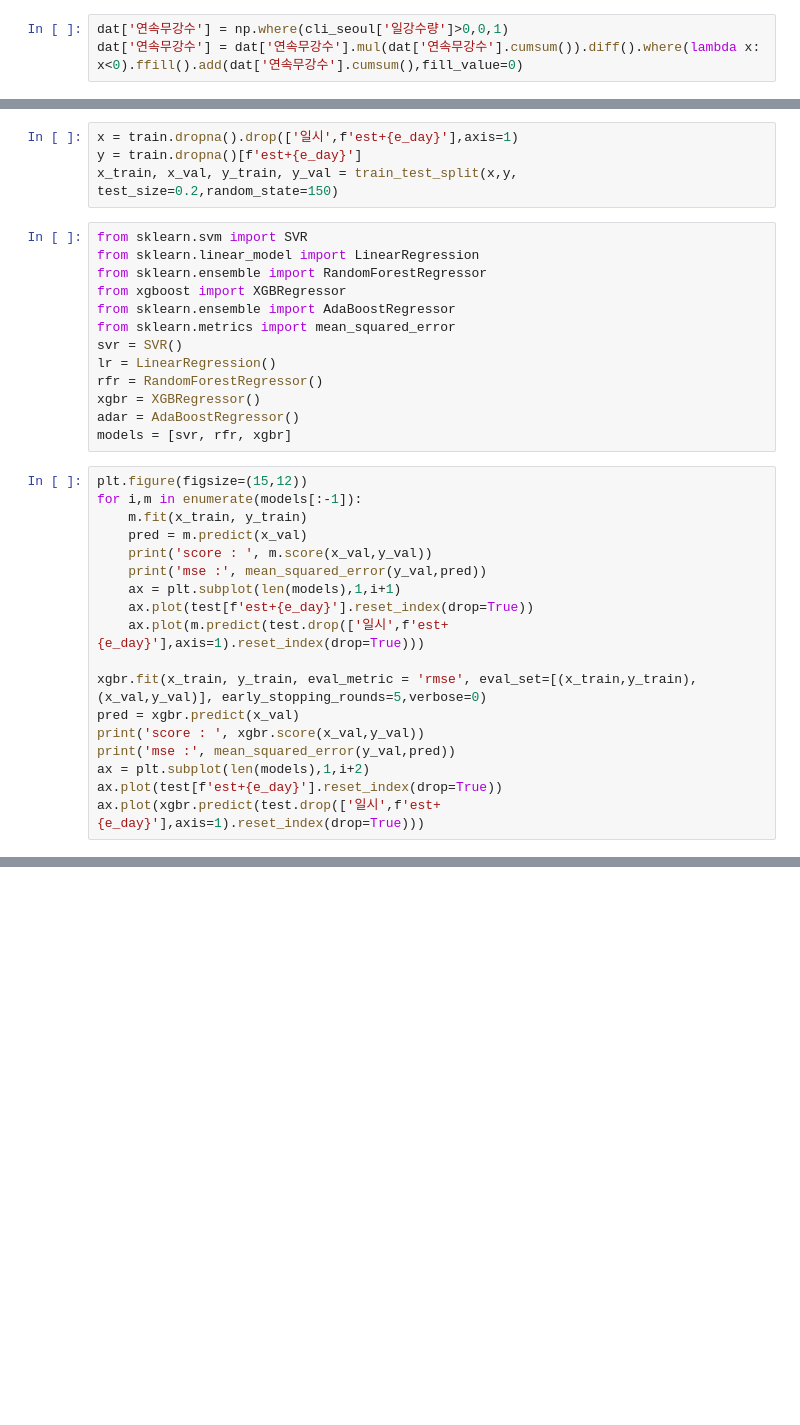
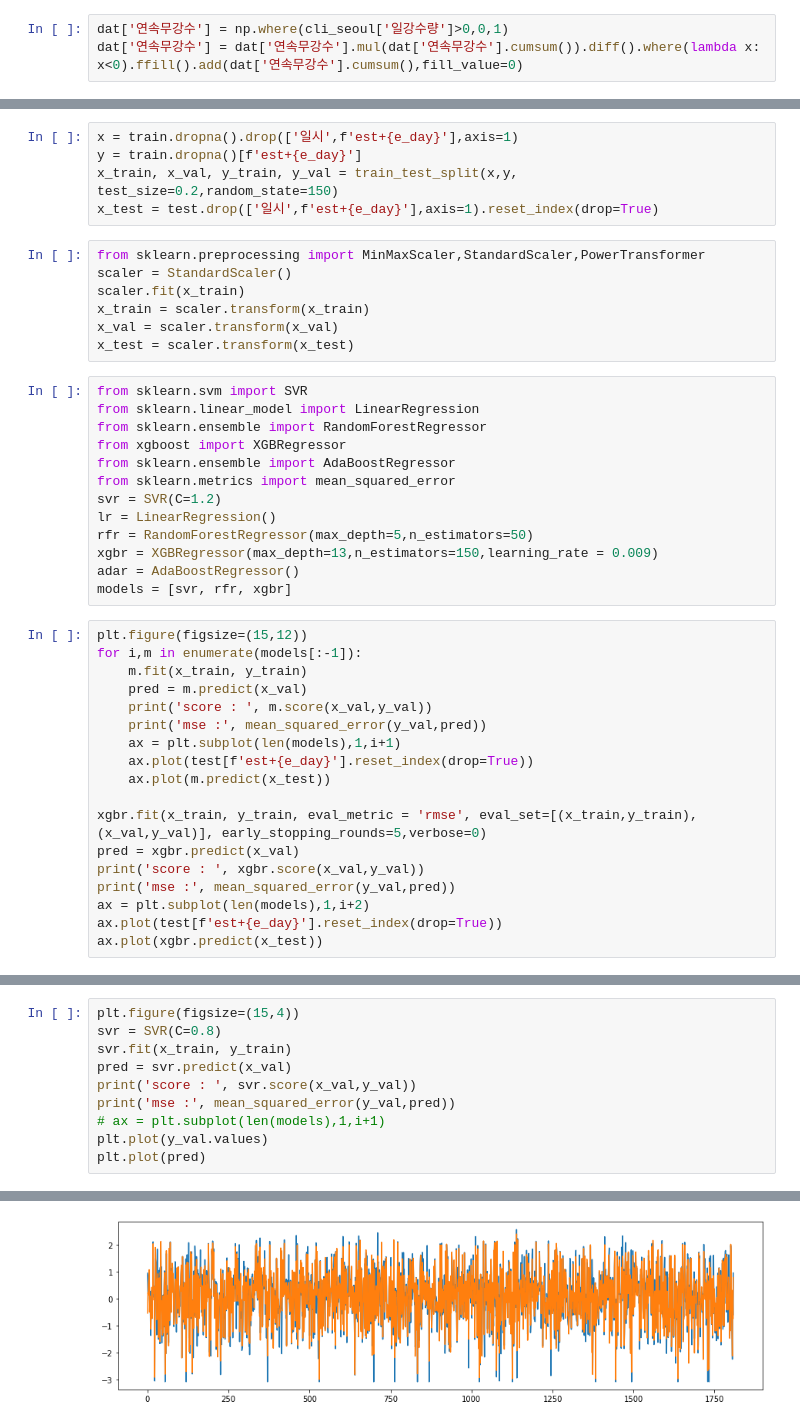
Before and after one commit to zeusryu0/kdt4_project, a Jupyter notebook: project2/code/가뭄모델-Regression.ipynb, the cells around one changed output, grey strips where cells are left out. Drawn from its saved outputs; the diff is of its cells as text; blank space fills up the shorter version.

```diff
--- a/project2/code/가뭄모델-Regression.ipynb
+++ b/project2/code/가뭄모델-Regression.ipynb
@@ -389,6 +415,14 @@ train
 x = train.dropna().drop(['일시',f'est+{e_day}'],axis=1)
 y = train.dropna()[f'est+{e_day}']
 x_train, x_val, y_train, y_val = train_test_split(x,y, test_size=0.2,random_state=150)
+x_test = test.drop(['일시',f'est+{e_day}'],axis=1).reset_index(drop=True)
+# %%
+from sklearn.preprocessing import MinMaxScaler,StandardScaler,PowerTransformer
+scaler = StandardScaler()
+scaler.fit(x_train)
+x_train = scaler.transform(x_train)
+x_val = scaler.transform(x_val)
+x_test = scaler.transform(x_test)
 # %%
 from sklearn.svm import SVR
 from sklearn.linear_model import LinearRegression
@@ -396,10 +430,10 @@ from sklearn.ensemble import RandomForestRegressor
 from xgboost import XGBRegressor
 from sklearn.ensemble import AdaBoostRegressor
 from sklearn.metrics import mean_squared_error
-svr = SVR()
+svr = SVR(C=1.2)
 lr = LinearRegression()
-rfr = RandomForestRegressor()
-xgbr = XGBRegressor()
+rfr = RandomForestRegressor(max_depth=5,n_estimators=50)
+xgbr = XGBRegressor(max_depth=13,n_estimators=150,learning_rate = 0.009)
 adar = AdaBoostRegressor()
 models = [svr, rfr, xgbr]
 # %%
@@ -411,7 +445,7 @@ for i,m in enumerate(models[:-1]):
     print('mse :', mean_squared_error(y_val,pred))
     ax = plt.subplot(len(models),1,i+1)
     ax.plot(test[f'est+{e_day}'].reset_index(drop=True))
-    ax.plot(m.predict(test.drop(['일시',f'est+{e_day}'],axis=1).reset_index(drop=True)))
+    ax.plot(m.predict(x_test))
 
 xgbr.fit(x_train, y_train, eval_metric = 'rmse', eval_set=[(x_train,y_train),(x_val,y_val)], early_stopping_rounds=5,verbose=0)
 pred = xgbr.predict(x_val)
@@ -419,4 +453,4 @@ print('score : ', xgbr.score(x_val,y_val))
 print('mse :', mean_squared_error(y_val,pred))
 ax = plt.subplot(len(models),1,i+2)
 ax.plot(test[f'est+{e_day}'].reset_index(drop=True))
-ax.plot(xgbr.predict(test.drop(['일시',f'est+{e_day}'],axis=1).reset_index(drop=True)))
+ax.plot(xgbr.predict(x_test))
@@ -431,0 +462,11 @@ mse : 0.04535077841811595
+# %%
+plt.figure(figsize=(15,4))
+svr = SVR(C=0.8)
+svr.fit(x_train, y_train)
+pred = svr.predict(x_val)
+print('score : ', svr.score(x_val,y_val))
+print('mse :', mean_squared_error(y_val,pred))
+# ax = plt.subplot(len(models),1,i+1)
+plt.plot(y_val.values)
+plt.plot(pred)
+# %% [output]
@@ -431,0 +476 @@ mse : 0.04535077841811595
+[figure, added]
```
Also changed, not shown: parts of 8 cells of this notebook, 8 other files.
